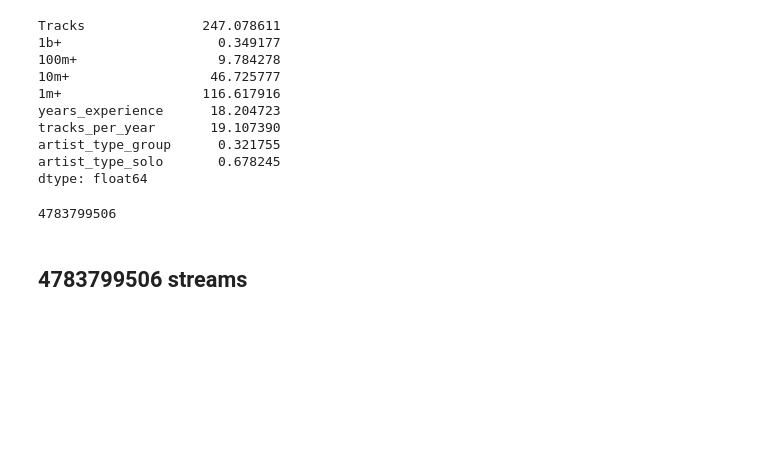
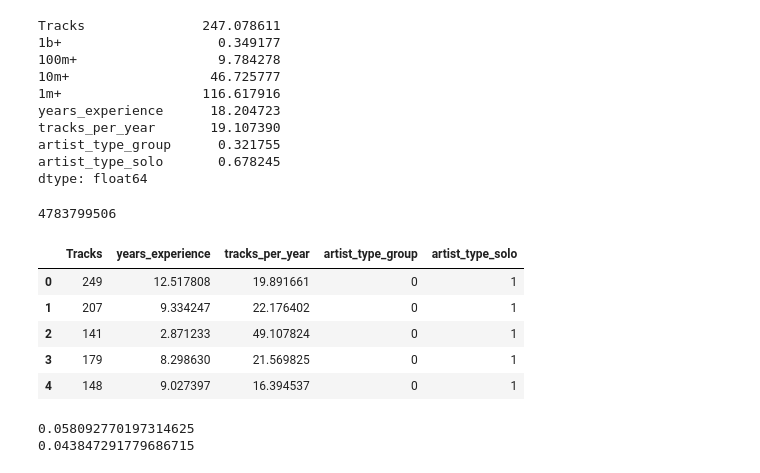
Before and after one commit to rexmoss/lotyrex-finalproject, a Jupyter notebook: finalproject.ipynb, the cells around one changed output. Cells and saved outputs as stored; diff of their text form; code cells hidden in the pictures; blank space fills up the shorter version.

```diff
--- a/finalproject.ipynb
+++ b/finalproject.ipynb
@@ -289,8 +289,32 @@ ynew = lm.predict(Xnew)
 int(ynew)
 # %% [output]
 4783799506
-# %% [markdown]
-## 4783799506 streams
+# %%
+#Dropping streaming variables to test our other variables.
+x = x.drop(['1b+', '100m+', '10m+', '1m+'], axis = 1)
+x_train, x_test, y_train, y_test = train_test_split(x, y, test_size = .2, random_state=801)
+# %%
+x.head()
+# %% [output]
+|  | Tracks | years_experience | tracks_per_year | artist_type_group | artist_type_solo |
+| 0 | 249 | 12.517808 | 19.891661 | 0 | 1 |
+| 1 | 207 | 9.334247 | 22.176402 | 0 | 1 |
+| 2 | 141 | 2.871233 | 49.107824 | 0 | 1 |
+| 3 | 179 | 8.298630 | 21.569825 | 0 | 1 |
+| 4 | 148 | 9.027397 | 16.394537 | 0 | 1 |
+# %%
+lm2 = LinearRegression()
+lm2.fit(x_train, y_train)
+yhat_test = lm2.predict(x_test)
+mse_lm_tt = mean_squared_error(y_test, yhat_test)
+
+score = lm2.fit(x_train, y_train).score(x_train, y_train)
+print(score)
+
+print(r2_score(y_test, yhat_test))
+# %% [output]
+0.058092770197314625
+0.043847291779686715
 # %%
 # here's a KNN model
 
```
Also changed, not shown: parts of 7 cells of this notebook.
